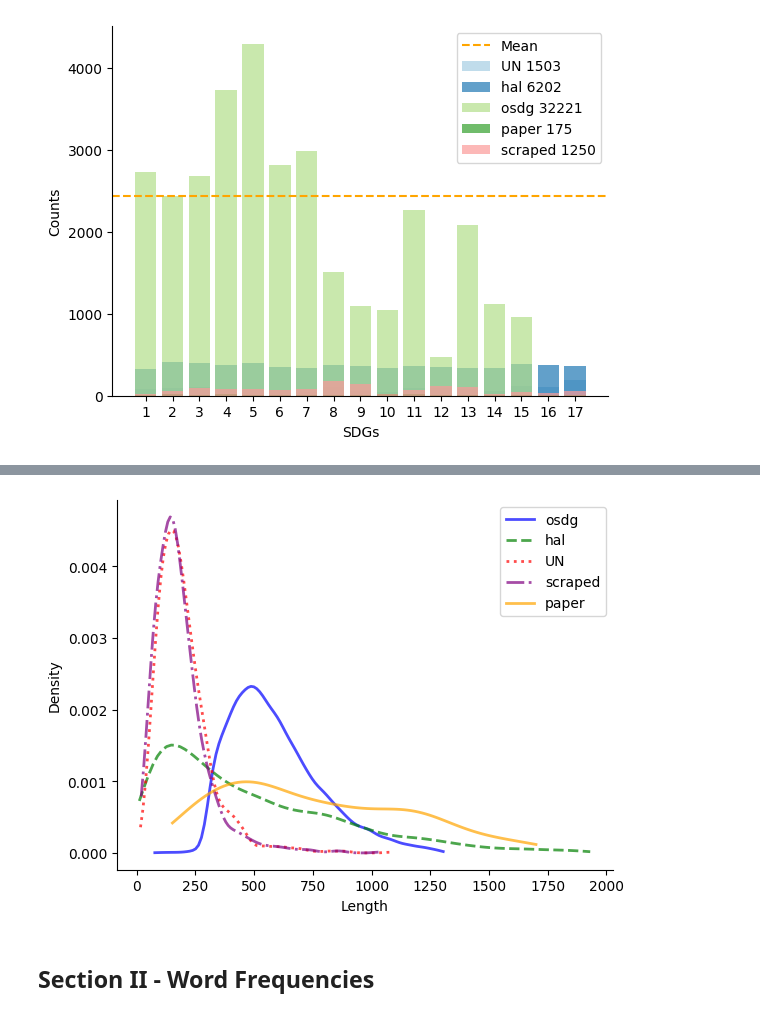
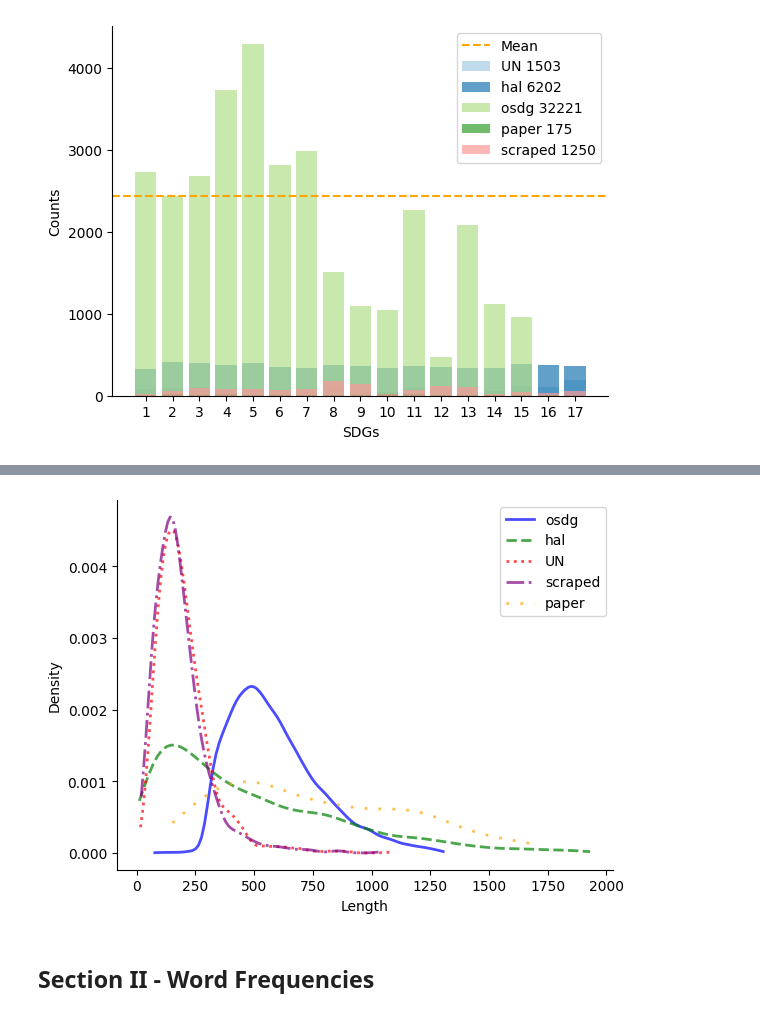
Before and after one commit to ataniz/SDGs-Classification-of-Sustainability-Reports, a Jupyter notebook: notebooks/data_exploration.ipynb, the cells around one changed output, grey strips where cells are left out. Cells and saved outputs as stored; diff of their text form; code cells hidden in the pictures.

```diff
--- a/notebooks/data_exploration.ipynb
+++ b/notebooks/data_exploration.ipynb
@@ -88,38 +88,39 @@ df['length'] = df['text'].str.len()
 
 # define a list of colors and linestyles
 colors = ['blue', 'green', 'red', 'purple', 'orange']
-linestyles = ['-', '--', ':', '-.', '-', '--']
+# colors = ['grey']
+linestyles = ['-', '--', ':', '-.',  (0, (1, 4))]
 
 # get the unique sources in the dataframe
 sources = df['source'].unique()
 
 # create a figure and axis object
 fig, ax = plt.subplots()
 
 # loop through each source and plot the kde with a different color and linestyle
 for i, source in enumerate(sources):
     subset = df[df['source']==source]
     lengths = subset['length']
     kde = gaussian_kde(lengths)
     x = np.linspace(lengths.min(), lengths.max(), 100)
     ax.plot(x, kde(x), label=source, linestyle=linestyles[i % len(linestyles)], linewidth=2, color=colors[i % len(colors)], alpha=0.7, zorder=10)
 
 # set axis labels and legend
 ax.set_xlabel('Length')
 ax.set_ylabel('Density')
 ax.legend()
 
 #remove top and right borders
 ax.spines['top'].set_visible(False)
 ax.spines['right'].set_visible(False)
 
 #save plot as pdf
-# plt.savefig('./plots/length_distribution.pdf', bbox_inches='tight')
+plt.savefig('./plots/length_distribution.pdf', bbox_inches='tight')
 
 # display the plot
 plt.show()
 # %% [output]
-[figure, old version]
+[figure, new version]
 # %% [markdown]
 ## Section II - Word Frequencies
 # %%
```
Also changed, not shown: parts of 1 cell of this notebook, 4 other files.
